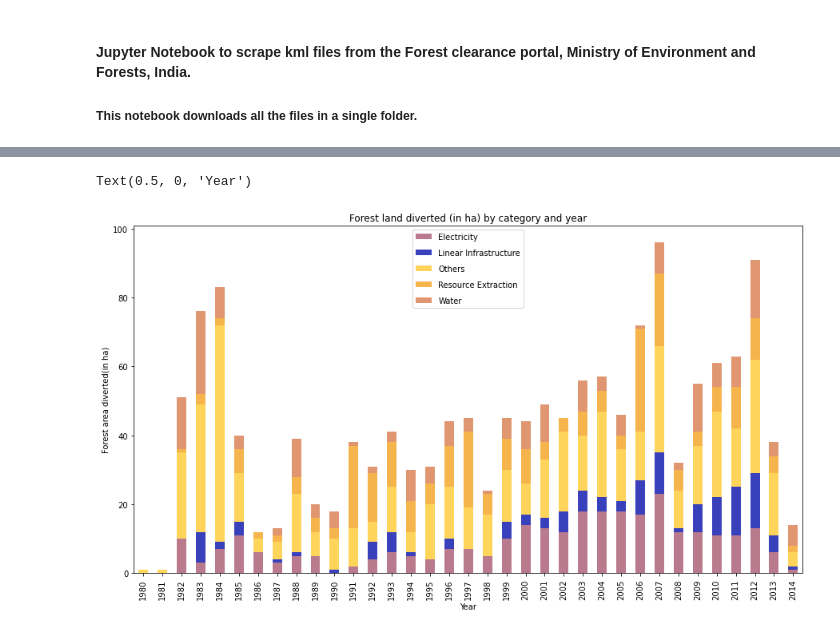
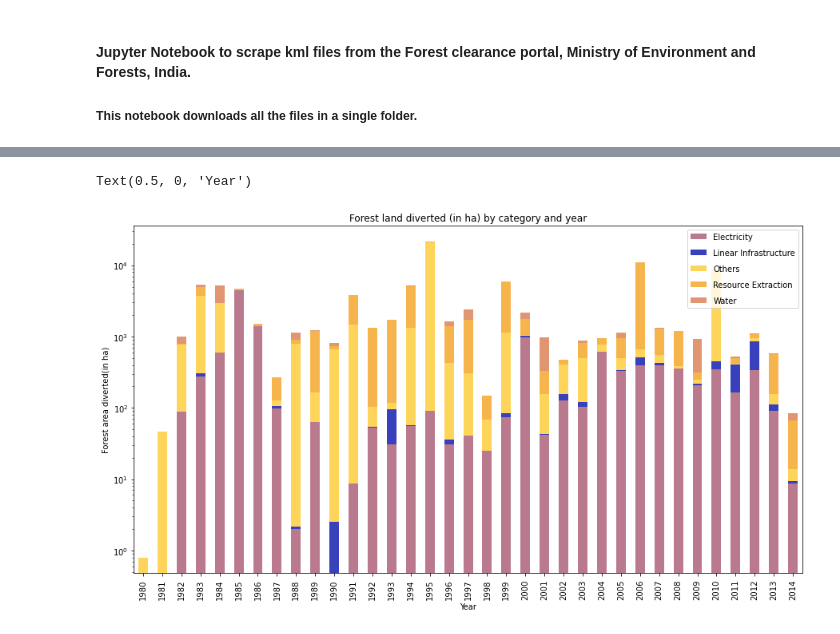
Before and after one commit to VwakeM/ForestClearanceKMLs, a Jupyter notebook: ForestLossVisualization.ipynb, the cells around one changed output, grey strips where cells are left out. Saved outputs shown, nothing was run; the diff lists cells and outputs as text; code cells hidden in the pictures.

```diff
--- a/ForestLossVisualization.ipynb
+++ b/ForestLossVisualization.ipynb
@@ -28,7 +24,7 @@ import matplotlib.pyplot as plt
 
 df = pd.read_excel(os. getcwd() + '/RecordsUpto2014.xlsx', index_col=0)
 df['year'] = pd.DatetimeIndex(df['DATE_FROM_UA_TO_NODAL']).year
-
+#df['AREA_APPLIED'] = df['AREA_APPLIED'] * 0.01
 #stacked bar based on category
 #change categories
 df.loc[df['CATEGORY'] == 'DISPENSARY/HOSPITAL', 'SUMMARY_CAT'] = 'Others'
@@ -47,5 +43,11 @@ df.loc[df['CATEGORY'] == 'MINING', 'SUMMARY_CAT'] = 'Resource Extraction'
 df.loc[df['CATEGORY'] == 'ROAD', 'SUMMARY_CAT'] = 'Linear Infrastructure'
 df.loc[df['CATEGORY'] == 'Railway', 'SUMMARY_CAT'] = 'Linear Infrastructure'
 
+#df = df[df.year != 1995]
+#df = df[df.year != 2006]
+#df = df[df.year != 2010]
+
 #transpose data for stacked bar
-df1 = df.groupby(['year','SUMMARY_CAT']).size().unstack().fillna(0)
+df1 = df.groupby(['year','SUMMARY_CAT'])['AREA_APPLIED'].sum().unstack().fillna(0)
+df1
+#df1['AREA_APPLIED'] = df1['AREA_APPLIED'] * 0.01
@@ -52,12 +73,12 @@ df1 = df.groupby(['year','SUMMARY_CAT']).size().unstack().fillna(0)
 # %%
 my_colors = list(islice(cycle(['#ba7a8d', '#3940bb', '#ffd45b', '#f6b44d', '#df9671']), None, len(df)))
 
 plt.rcParams["figure.figsize"] = [15, 8]
-df1.plot.bar(stacked = True, color=my_colors)
+df1.plot.bar(stacked = True, color=my_colors, log=True)
 plt.legend(frameon=True,labelspacing=1, title='')
 plt.title('Forest land diverted (in ha) by category and year')
 plt.ylabel("Forest area diverted(in ha)")
 plt.xlabel("Year")
 # %% [output]
 Text(0.5, 0, 'Year')
-[figure, old version]
+[figure, new version]
```
Also changed, not shown: parts of 4 cells of this notebook.
